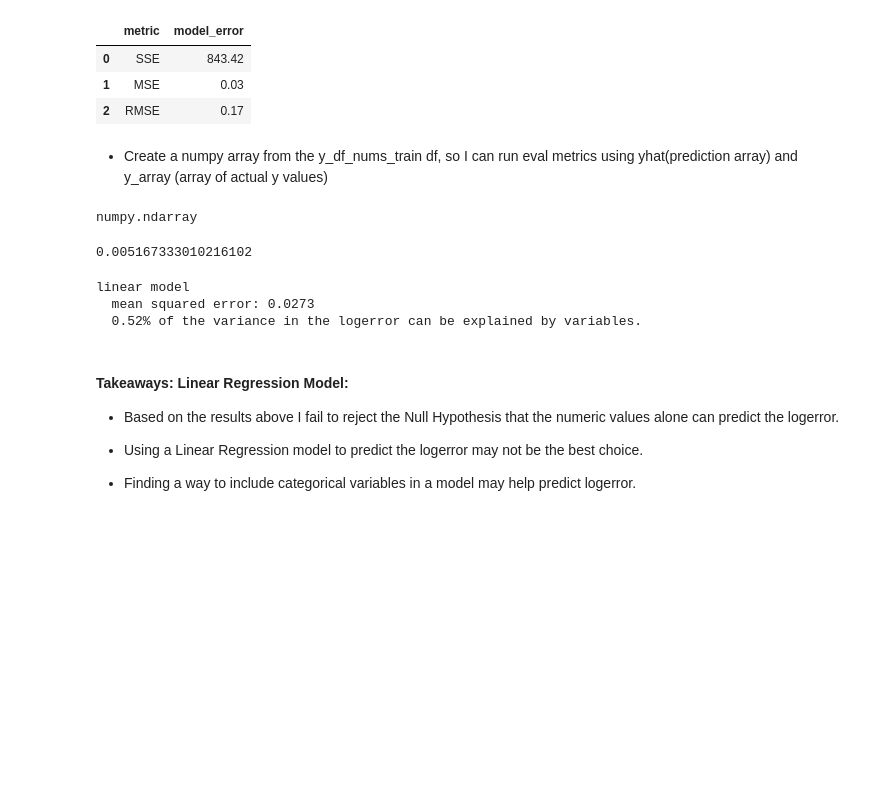
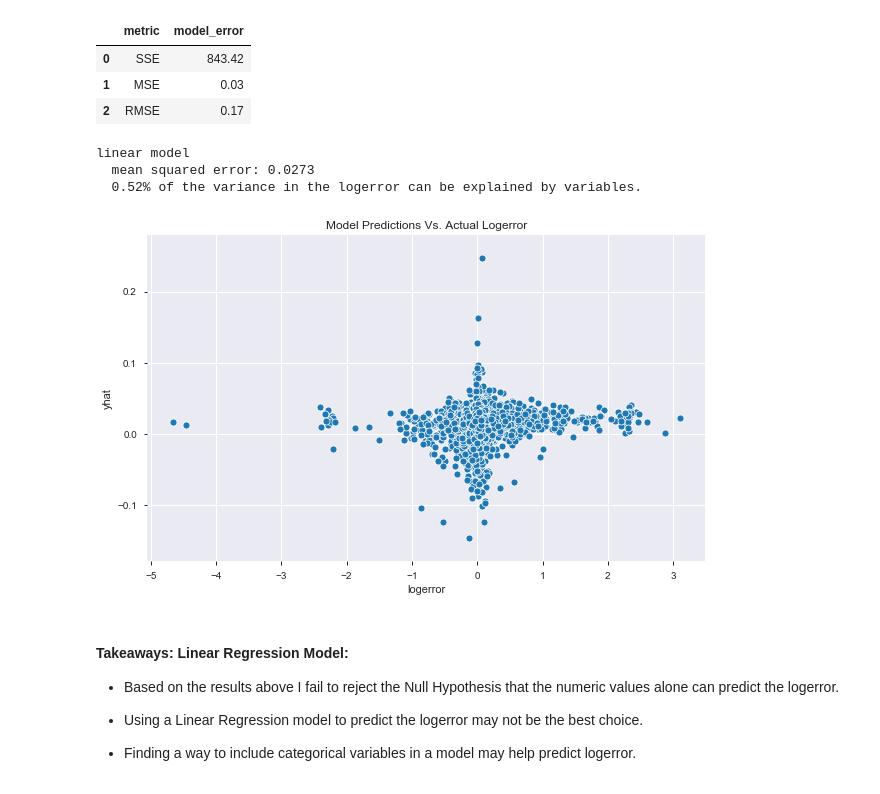
Before and after one commit to FJ-Zillow-Org/Zillow, a Jupyter notebook: deliverable.ipynb, the cells around one changed output. Saved outputs shown, nothing was run; the diff lists cells and outputs as text; code cells hidden in the pictures; blank space fills up the shorter version.

```diff
--- a/deliverable.ipynb
+++ b/deliverable.ipynb
@@ -735,7 +774,7 @@ plt.show()
 [figure]
 # %%
 # contingency_table from the df_cat dataframe (w/o categories)
-plt.rcParams["figure.figsize"] = (10,6)
+plt.rcParams["figure.figsize"] = (20,10)
 
 contingency_table = pd.crosstab(train.bedroomcnt, train.bathroomcnt).style.background_gradient(cmap='YlOrRd')
 contingency_table
@@ -772,7 +811,7 @@ The p-value of the contingency test is 0.0.
 
 - $H_a$: garagecarcnt is not independent of how many pools a home has.
 # %%
-plt.rcParams["figure.figsize"] = (10,6)
+plt.rcParams["figure.figsize"] = (20,10)
 
 contingency_table = pd.crosstab(train.garagecarcnt, train.poolcnt).style.background_gradient(cmap='YlOrRd')
 contingency_table
@@ -958,17 +974,6 @@ df_eval
 | 0 | SSE | 843.42 |
 | 1 | MSE | 0.03 |
 | 2 | RMSE | 0.17 |
-# %% [markdown]
-- Create a numpy array from the y_df_nums_train df, so I can run eval metrics using yhat(prediction array) and y_array (array of actual y values)
-# %%
-y_array = np.array(y_train)
-type(y_array)
-# %% [output]
-numpy.ndarray
-# %%
-r2_score(actual.logerror, actual.yhat)
-# %% [output]
-0.005167333010216102
 # %%
 mse_lm1 = mean_squared_error(actual.logerror, actual.yhat)
 print("linear model\n  mean squared error: {:.3}".format(mse_lm1))
@@ -979,6 +984,15 @@ print('  {:.2%} of the variance in the logerror can be explained by variables.'.
 linear model
   mean squared error: 0.0273
   0.52% of the variance in the logerror can be explained by variables.
+# %%
+plt.rcParams["figure.figsize"] = (10,6)
+
+sns.scatterplot(actual["logerror"], actual["yhat"])
+
+plt.title('Model Predictions Vs. Actual Logerror')
+plt.show()
+# %% [output]
+[figure, added]
 # %% [markdown]
 #### Takeaways:  Linear Regression Model:
 
```
Also changed, not shown: parts of 45 cells of this notebook.
